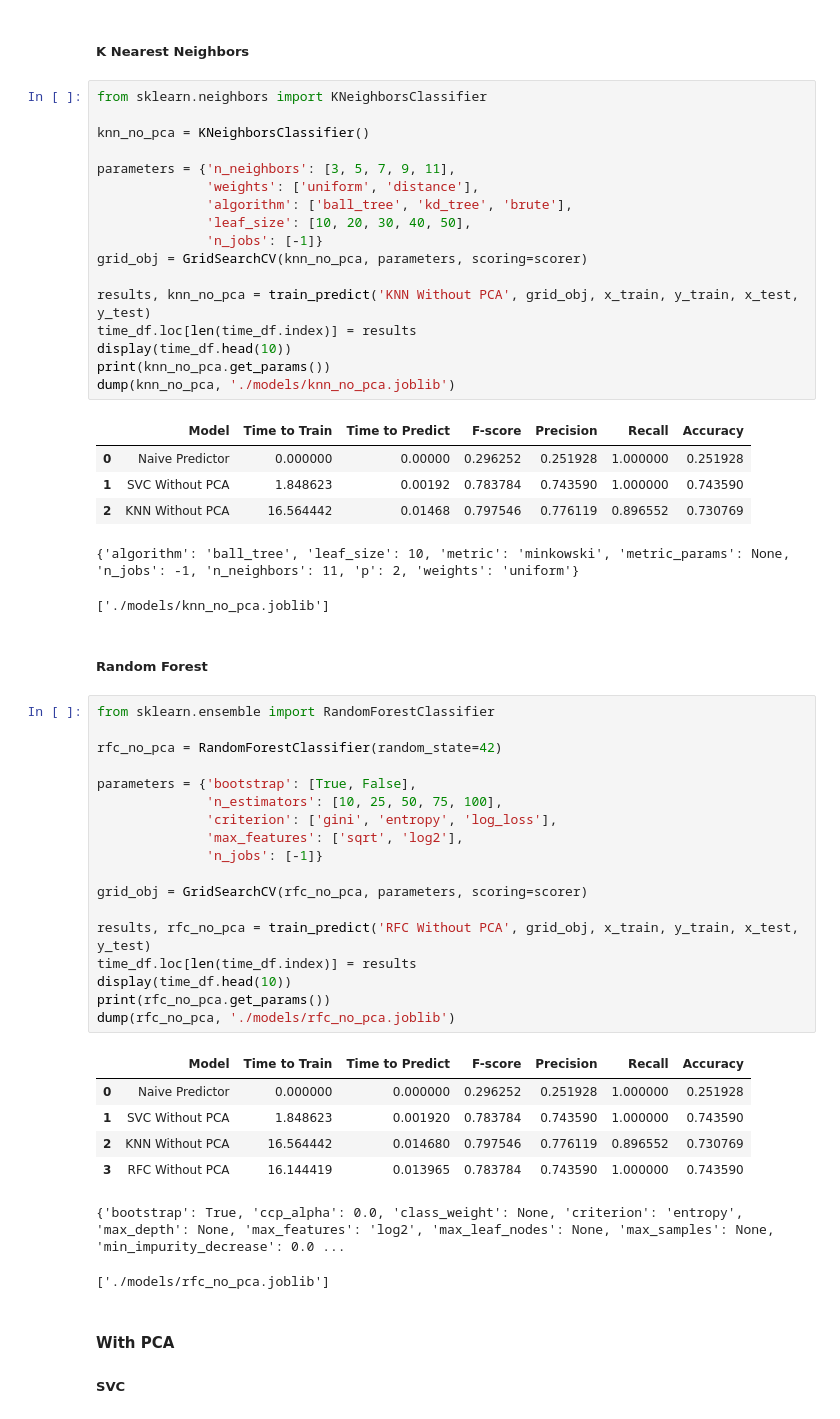
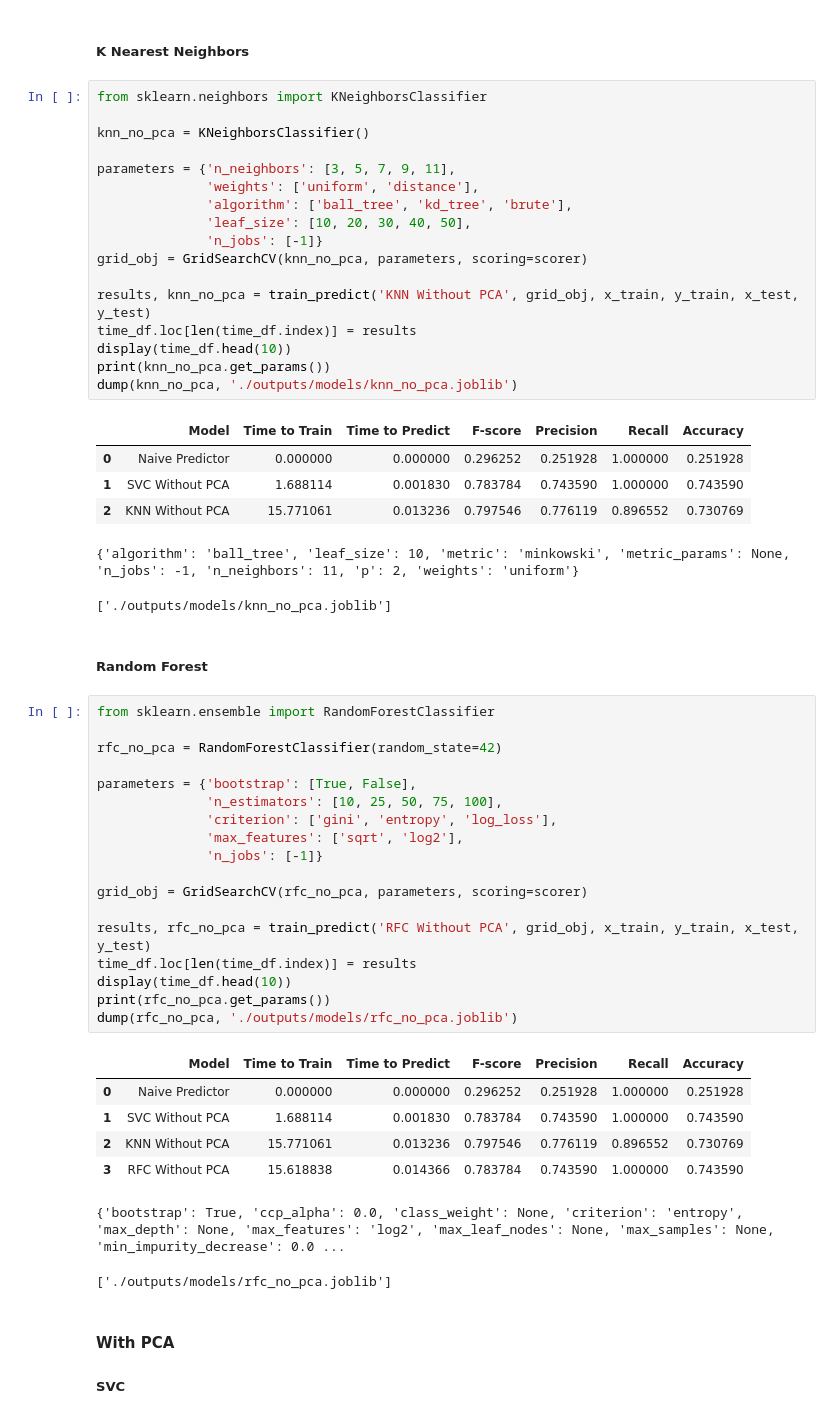
Before and after one commit to griffinschwab/NYSE-ML-Project, a Jupyter notebook: train-and-test-ml-models.ipynb, the cells around one changed output. Drawn from its saved outputs; the diff is of its cells as text.

```diff
--- a/train-and-test-ml-models.ipynb
+++ b/train-and-test-ml-models.ipynb
@@ -179,42 +179,42 @@ results, knn_no_pca = train_predict('KNN Without PCA', grid_obj, x_train, y_trai
 time_df.loc[len(time_df.index)] = results
 display(time_df.head(10))
 print(knn_no_pca.get_params())
-dump(knn_no_pca, './models/knn_no_pca.joblib')
+dump(knn_no_pca, './outputs/models/knn_no_pca.joblib')
 # %% [output]
 |  | Model | Time to Train | Time to Predict | F-score | Precision | Recall | Accuracy |
-| 0 | Naive Predictor | 0.000000 | 0.00000 | 0.296252 | 0.251928 | 1.000000 | 0.251928 |
-| 1 | SVC Without PCA | 1.848623 | 0.00192 | 0.783784 | 0.743590 | 1.000000 | 0.743590 |
-| 2 | KNN Without PCA | 16.564442 | 0.01468 | 0.797546 | 0.776119 | 0.896552 | 0.730769 |
+| 0 | Naive Predictor | 0.000000 | 0.000000 | 0.296252 | 0.251928 | 1.000000 | 0.251928 |
+| 1 | SVC Without PCA | 1.688114 | 0.001830 | 0.783784 | 0.743590 | 1.000000 | 0.743590 |
+| 2 | KNN Without PCA | 15.771061 | 0.013236 | 0.797546 | 0.776119 | 0.896552 | 0.730769 |
 {'algorithm': 'ball_tree', 'leaf_size': 10, 'metric': 'minkowski', 'metric_params': None, 'n_jobs': -1, 'n_neighbors': 11, 'p': 2, 'weights': 'uniform'}
-['./models/knn_no_pca.joblib']
+['./outputs/models/knn_no_pca.joblib']
 # %% [markdown]
 ##### Random Forest
 # %%
 from sklearn.ensemble import RandomForestClassifier
 
 rfc_no_pca = RandomForestClassifier(random_state=42)
 
 parameters = {'bootstrap': [True, False],
               'n_estimators': [10, 25, 50, 75, 100],
               'criterion': ['gini', 'entropy', 'log_loss'],
               'max_features': ['sqrt', 'log2'],
               'n_jobs': [-1]}
 
 grid_obj = GridSearchCV(rfc_no_pca, parameters, scoring=scorer)
 
 results, rfc_no_pca = train_predict('RFC Without PCA', grid_obj, x_train, y_train, x_test, y_test)
 time_df.loc[len(time_df.index)] = results
 display(time_df.head(10))
 print(rfc_no_pca.get_params())
-dump(rfc_no_pca, './models/rfc_no_pca.joblib')
+dump(rfc_no_pca, './outputs/models/rfc_no_pca.joblib')
 # %% [output]
 |  | Model | Time to Train | Time to Predict | F-score | Precision | Recall | Accuracy |
 | 0 | Naive Predictor | 0.000000 | 0.000000 | 0.296252 | 0.251928 | 1.000000 | 0.251928 |
-| 1 | SVC Without PCA | 1.848623 | 0.001920 | 0.783784 | 0.743590 | 1.000000 | 0.743590 |
-| 2 | KNN Without PCA | 16.564442 | 0.014680 | 0.797546 | 0.776119 | 0.896552 | 0.730769 |
-| 3 | RFC Without PCA | 16.144419 | 0.013965 | 0.783784 | 0.743590 | 1.000000 | 0.743590 |
+| 1 | SVC Without PCA | 1.688114 | 0.001830 | 0.783784 | 0.743590 | 1.000000 | 0.743590 |
+| 2 | KNN Without PCA | 15.771061 | 0.013236 | 0.797546 | 0.776119 | 0.896552 | 0.730769 |
+| 3 | RFC Without PCA | 15.618838 | 0.014366 | 0.783784 | 0.743590 | 1.000000 | 0.743590 |
 {'bootstrap': True, 'ccp_alpha': 0.0, 'class_weight': None, 'criterion': 'entropy', 'max_depth': None, 'max_features': 'log2', 'max_leaf_nodes': None, 'max_samples': None, 'min_impurity_decrease': 0.0 ...
-['./models/rfc_no_pca.joblib']
+['./outputs/models/rfc_no_pca.joblib']
 # %% [markdown]
 #### With PCA
 ##### SVC
```
Also changed, not shown: parts of 11 cells of this notebook, 1 other file.
